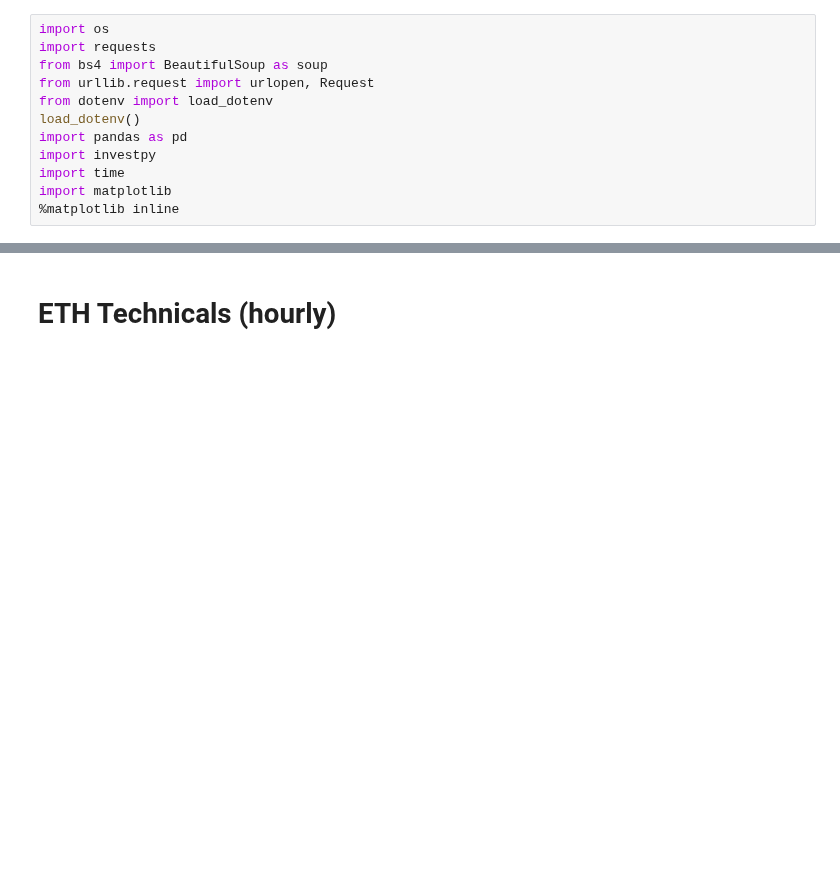
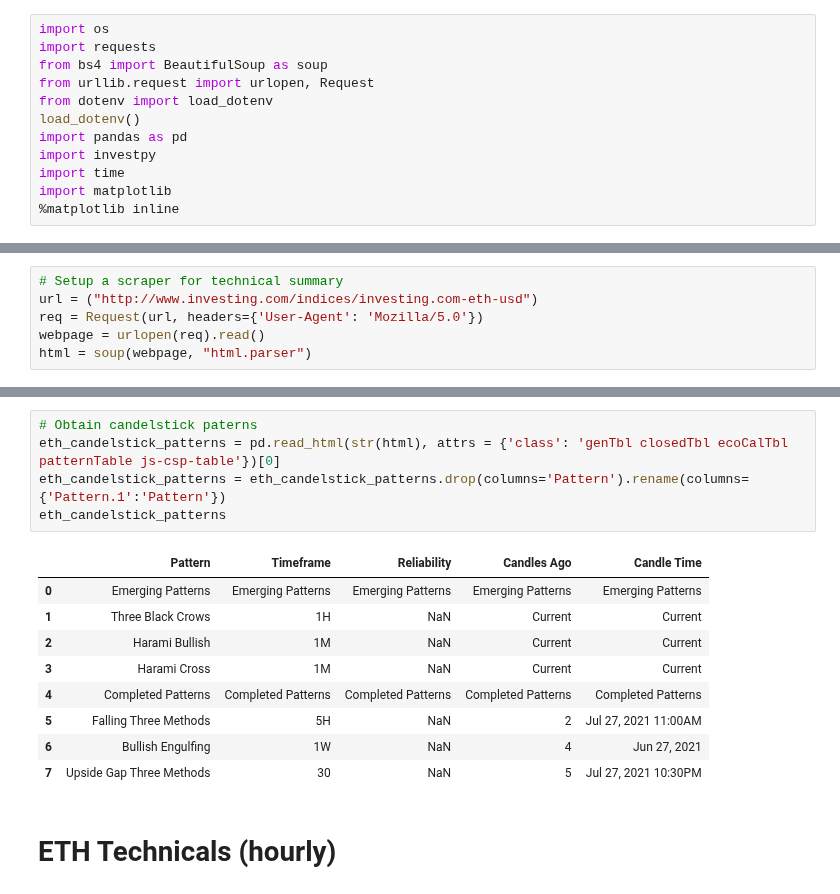
Before and after one commit to dbogatic/crypto-analysis, a Jupyter notebook: technicals_scraper.ipynb, the cells around one changed output, grey strips where cells are left out. Cells and saved outputs as stored; diff of their text form; blank space fills up the shorter version.

Commit message:
updated scraper with summary technicals

```diff
--- a/technicals_scraper.ipynb
+++ b/technicals_scraper.ipynb
@@ -12,0 +15,6 @@ import matplotlib
+# %%
+# Setup a scraper for technical summary
+url = ("http://www.investing.com/indices/investing.com-eth-usd")
+req = Request(url, headers={'User-Agent': 'Mozilla/5.0'})
+webpage = urlopen(req).read()
+html = soup(webpage, "html.parser")
@@ -13,3 +30,18 @@ import matplotlib
+# %%
+# Obtain candelstick paterns
+eth_candelstick_patterns = pd.read_html(str(html), attrs = {'class': 'genTbl closedTbl ecoCalTbl patternTable js-csp-table'})[0]
+eth_candelstick_patterns = eth_candelstick_patterns.drop(columns='Pattern').rename(columns={'Pattern.1':'Pattern'})
+eth_candelstick_patterns
+# %% [output]
+|  | Pattern | Timeframe | Reliability | Candles Ago | Candle Time |
+| 0 | Emerging Patterns | Emerging Patterns | Emerging Patterns | Emerging Patterns | Emerging Patterns |
+| 1 | Three Black Crows | 1H | NaN | Current | Current |
+| 2 | Harami Bullish | 1M | NaN | Current | Current |
+| 3 | Harami Cross | 1M | NaN | Current | Current |
+| 4 | Completed Patterns | Completed Patterns | Completed Patterns | Completed Patterns | Completed Patterns |
+| 5 | Falling Three Methods | 5H | NaN | 2 | Jul 27, 2021 11:00AM |
+| 6 | Bullish Engulfing | 1W | NaN | 4 | Jun 27, 2021 |
+| 7 | Upside Gap Three Methods | 30 | NaN | 5 | Jul 27, 2021 10:30PM |
 # %% [markdown]
 # ETH Technicals (hourly)
 # %%
```
Also changed, not shown: parts of 10 cells of this notebook.
